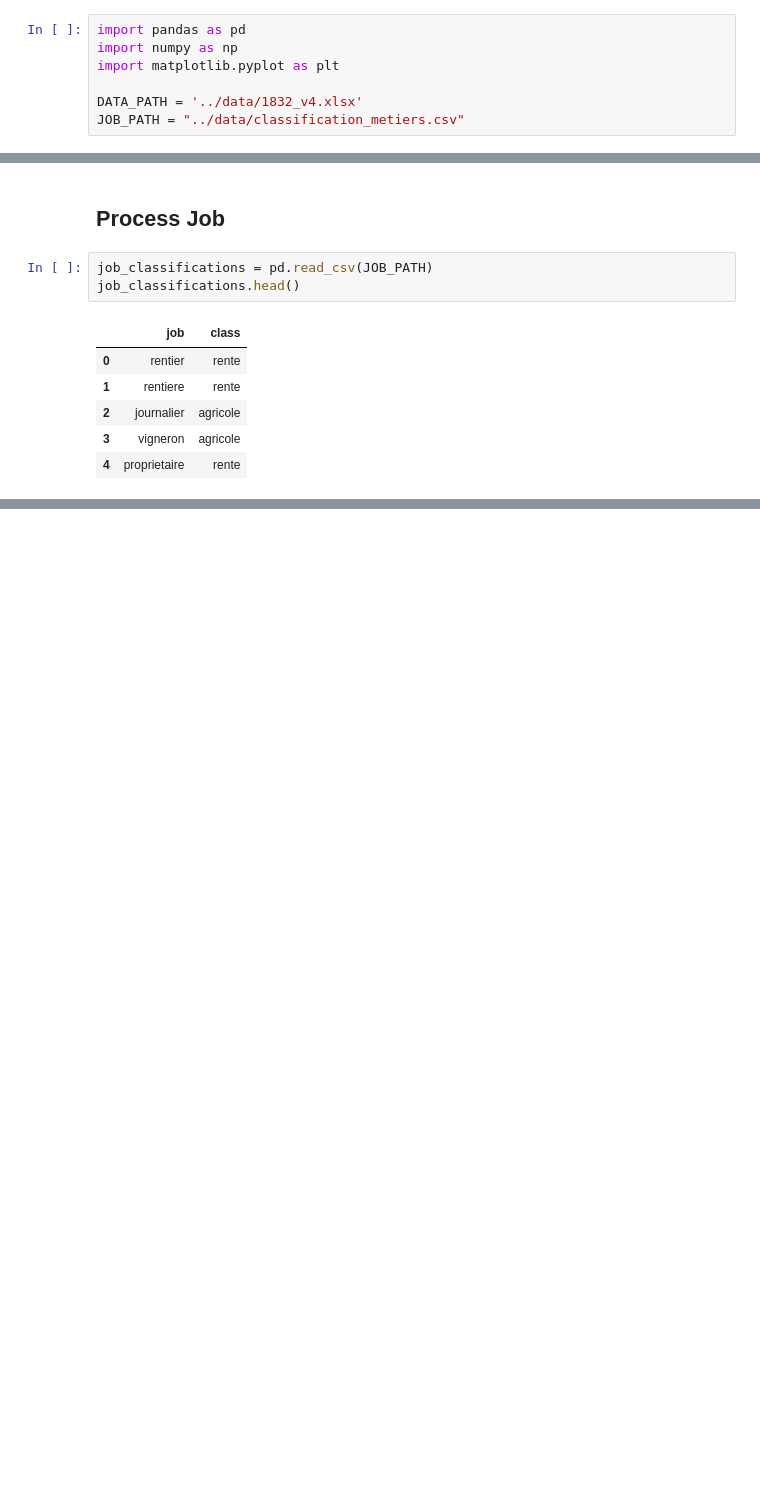
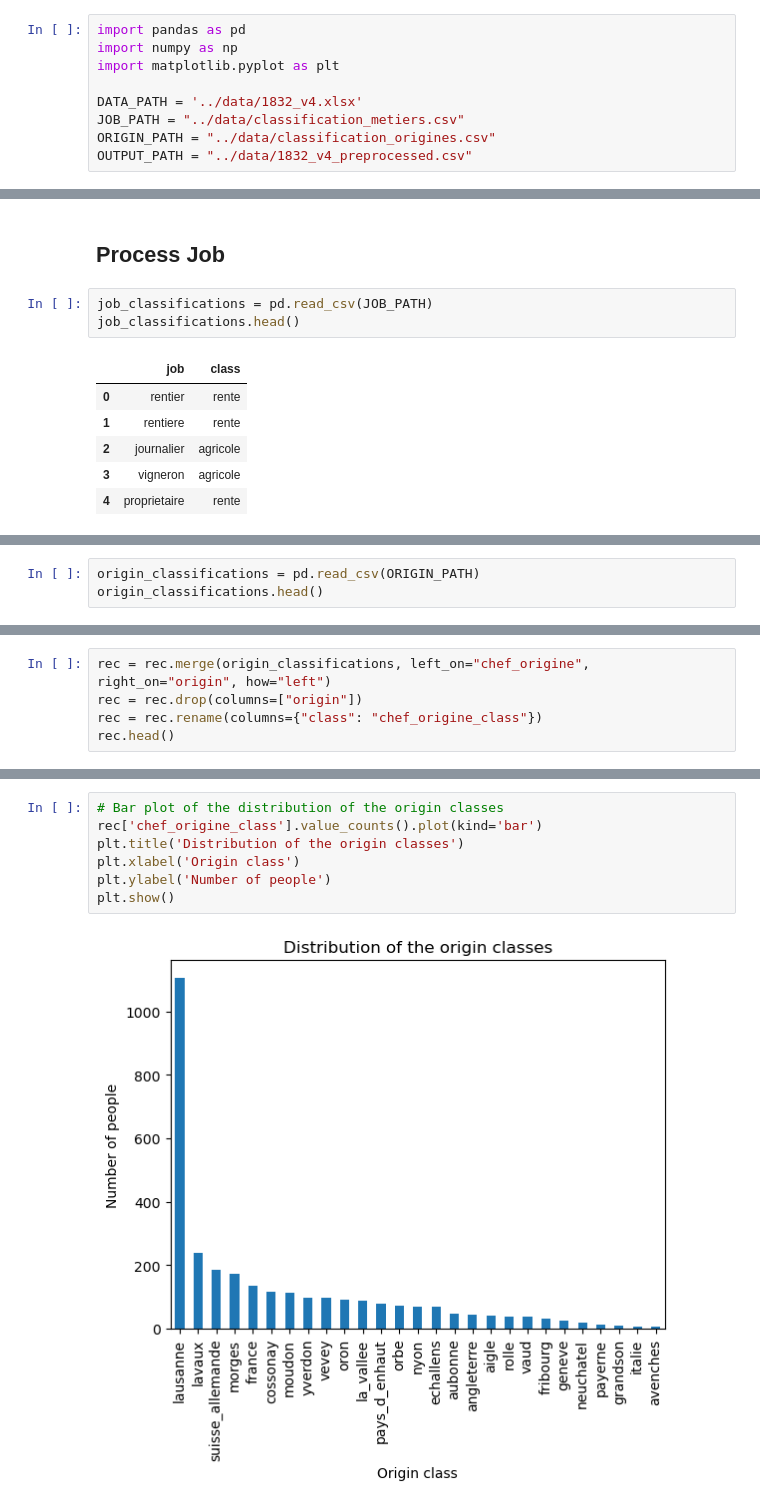
Before and after one commit to ozan-guven/HUM-450-Project, a Jupyter notebook: notebooks/preprocessing.ipynb, the cells around one changed output, grey strips where cells are left out. Drawn from its saved outputs; the diff is of its cells as text; blank space fills up the shorter version.

Commit message:
preprocess data and save csv

```diff
--- a/notebooks/preprocessing.ipynb
+++ b/notebooks/preprocessing.ipynb
@@ -7,6 +7,8 @@ import matplotlib.pyplot as plt
 
 DATA_PATH = '../data/1832_v4.xlsx'
 JOB_PATH = "../data/classification_metiers.csv"
+ORIGIN_PATH = "../data/classification_origines.csv"
+OUTPUT_PATH = "../data/1832_v4_preprocessed.csv"
 # %%
 rec = pd.read_excel(
     DATA_PATH,
@@ -167,0 +181,3 @@ rec.head()
+# %%
+origin_classifications = pd.read_csv(ORIGIN_PATH)
+origin_classifications.head()
@@ -167,0 +191,5 @@ rec.head()
+# %%
+rec = rec.merge(origin_classifications, left_on="chef_origine", right_on="origin", how="left")
+rec = rec.drop(columns=["origin"])
+rec = rec.rename(columns={"class": "chef_origine_class"})
+rec.head()
@@ -167,0 +203,9 @@ rec.head()
+# %%
+# Bar plot of the distribution of the origin classes
+rec['chef_origine_class'].value_counts().plot(kind='bar')
+plt.title('Distribution of the origin classes')
+plt.xlabel('Origin class')
+plt.ylabel('Number of people')
+plt.show()
+# %% [output]
+[figure, added]
```
Also changed, not shown: parts of 9 cells of this notebook, 2 other files.
